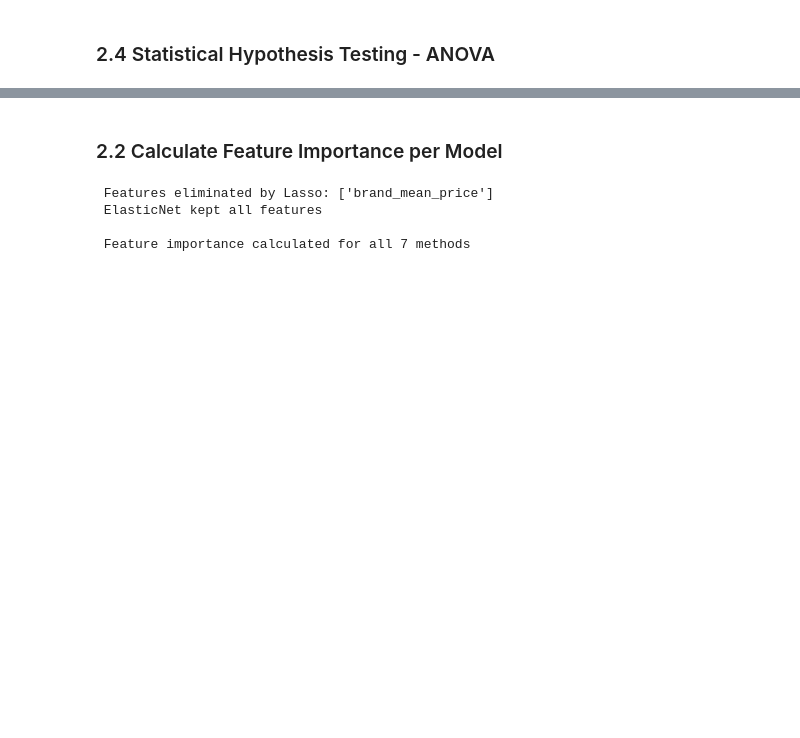
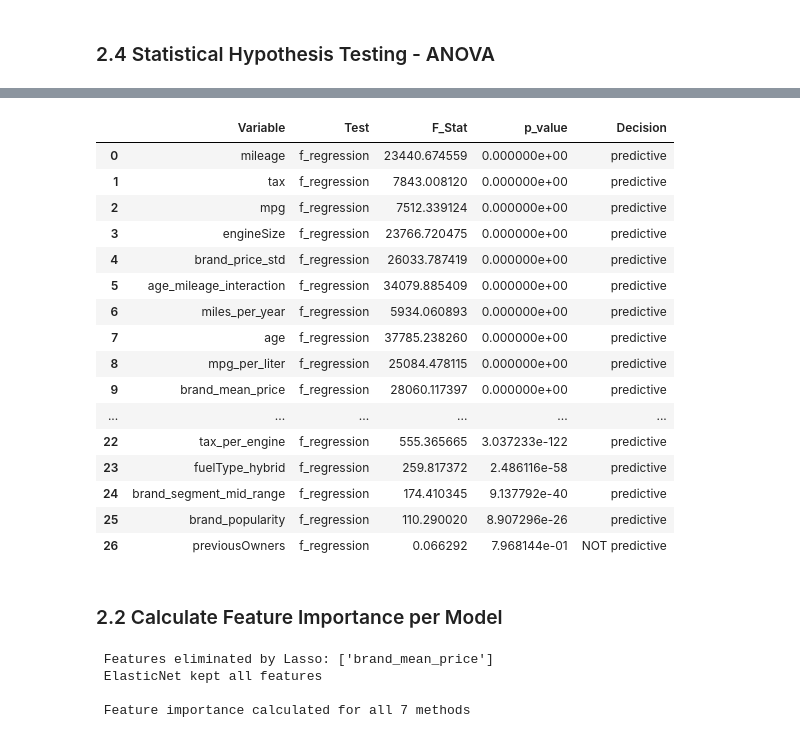
Before and after one commit to Filipa2002/Cars4You-Expediting-Car-Evaluations-with-ML, a Jupyter notebook: car_evaluations_group37_part2_v4.ipynb, the cells around one changed output, grey strips where cells are left out. Drawn from its saved outputs; the diff is of its cells as text; code cells hidden in the pictures; blank space fills up the shorter version.

```diff
--- a/car_evaluations_group37_part2_v4.ipynb
+++ b/car_evaluations_group37_part2_v4.ipynb
@@ -368 +303,60 @@ pd.reset_option('display.max_rows')
+# %%
+from sklearn.feature_selection import f_regression
+
+bin_cols = [c for c in X_train_scaled.columns if X_train_scaled[c].dropna().nunique() == 2]
+
+X_train_cat = X_train_scaled.copy()
+for c in bin_cols:
+    X_train_cat[c] = X_train_scaled[c].astype('category')
+
+alpha = 0.01
+
+COLS = X_train_cat.columns.tolist()
+
+# Prepare data - handle missing values
+X_anova = X_train_cat[COLS].copy()
+y_price = y_train_log.copy()  # It's already the price values
+
+# Remove rows with NaN in either X or y
+mask = ~(X_anova.isna().any(axis=1) | np.isnan(y_price))
+X_anova_clean = X_anova[mask]
+y_price_clean = y_price[mask]
+
+# Run f_regression (sklearn's F-test for regression)
+f_stats, p_values = f_regression(X_anova_clean, y_price_clean)
+
+# Build results DataFrame
+anova_results = []
+for i, col in enumerate(COLS):
+    decision = "predictive" if p_values[i] < alpha else "NOT predictive"
+    anova_results.append({
+        "Variable": col,
+        "Test": "f_regression",
+        "F_Stat": f_stats[i],
+        "p_value": p_values[i],
+        "Decision": decision
+    })
+
+df_anova = pd.DataFrame(anova_results).sort_values('p_value', na_position='last').reset_index(drop=True)
+pd.set_option('display.max_rows', None)
+display(df_anova)
+pd.reset_option('display.max_rows')
+# %% [output]
+|  | Variable | Test | F_Stat | p_value | Decision |
+| 0 | mileage | f_regression | 23440.674559 | 0.000000e+00 | predictive |
+| 1 | tax | f_regression | 7843.008120 | 0.000000e+00 | predictive |
+| 2 | mpg | f_regression | 7512.339124 | 0.000000e+00 | predictive |
+| 3 | engineSize | f_regression | 23766.720475 | 0.000000e+00 | predictive |
+| 4 | brand_price_std | f_regression | 26033.787419 | 0.000000e+00 | predictive |
+| 5 | age_mileage_interaction | f_regression | 34079.885409 | 0.000000e+00 | predictive |
+| 6 | miles_per_year | f_regression | 5934.060893 | 0.000000e+00 | predictive |
+| 7 | age | f_regression | 37785.238260 | 0.000000e+00 | predictive |
+| 8 | mpg_per_liter | f_regression | 25084.478115 | 0.000000e+00 | predictive |
+| 9 | brand_mean_price | f_regression | 28060.117397 | 0.000000e+00 | predictive |
+| ... | ... | ... | ... | ... | ... |
+| 22 | tax_per_engine | f_regression | 555.365665 | 3.037233e-122 | predictive |
+| 23 | fuelType_hybrid | f_regression | 259.817372 | 2.486116e-58 | predictive |
+| 24 | brand_segment_mid_range | f_regression | 174.410345 | 9.137792e-40 | predictive |
+| 25 | brand_popularity | f_regression | 110.290020 | 8.907296e-26 | predictive |
+| 26 | previousOwners | f_regression | 0.066292 | 7.968144e-01 | NOT predictive |
 # %%
```
Also changed, not shown: parts of 19 cells of this notebook, 8 other files.
